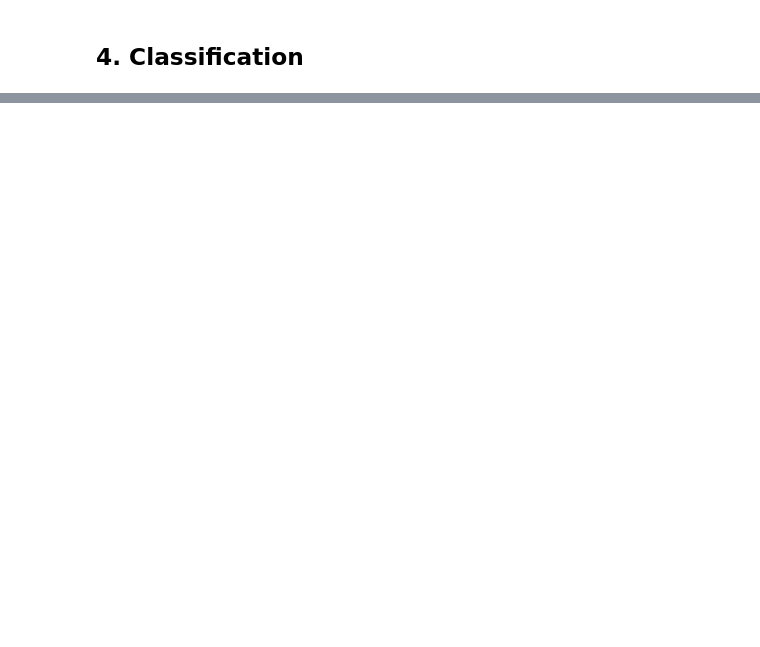
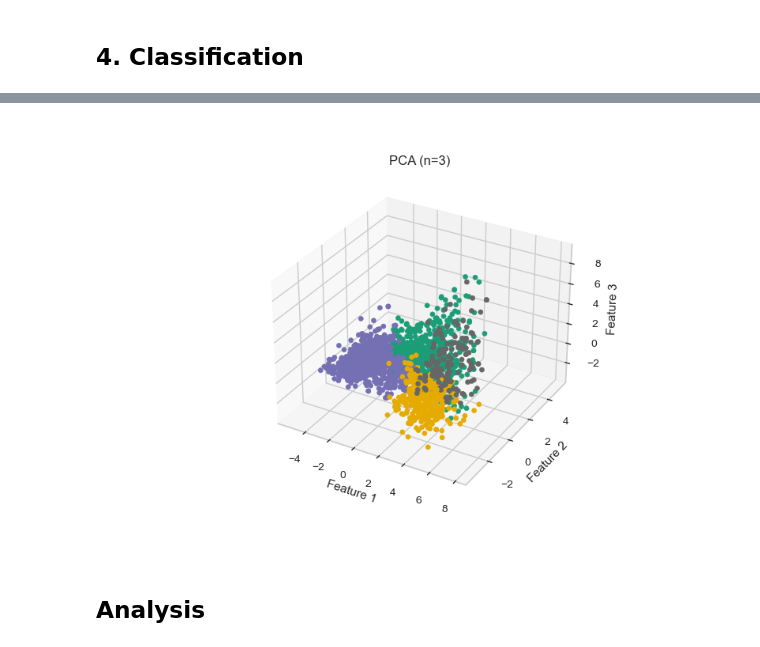
Before and after one commit to marci-nemeth/ML-Notebooks, a Jupyter notebook: Classification/CustomerAnalysis.ipynb, the cells around one changed output, grey strips where cells are left out. Cells and saved outputs as stored; diff of their text form; code cells hidden in the pictures; blank space fills up the shorter version.

```diff
--- a/Classification/CustomerAnalysis.ipynb
+++ b/Classification/CustomerAnalysis.ipynb
@@ -153,2 +250,9 @@ AttributeError: 'Figure' object has no attribute 'set_title'
 # %% [markdown]
 ## 4. Classification
+# %%
+K = range(1,10)
+distortions = []
+for k in K:
+    kmeanModel = KMeans(n_clusters=k)
+    kmeanModel.fit(pca_df)
+    distortions.append(kmeanModel.inertia_)
@@ -154,0 +268,29 @@ AttributeError: 'Figure' object has no attribute 'set_title'
+# %%
+AC = AgglomerativeClustering(n_clusters=4)
+yhat_AC = AC.fit_predict(pca_df)
+pca_df["Clusters"] = yhat_AC
+filtered_df["Clusters"]= yhat_AC
+# %%
+%matplotlib widget
+# creating figure
+xs=pca_df["feature1"]
+ys=pca_df["feature2"]
+zs=pca_df["feature3"]
+fig = plt.figure()
+ax = fig.add_subplot(111, projection='3d')
+COLORS = ["#003f5c","#58508d","#bc5090","#ff6361","#ffa600"]
+# creating the plot
+ax.scatter3D(xs, ys, zs, c=filtered_df["Clusters"],alpha=1,cmap="Dark2")
+
+# setting title and labels
+ax.set_title("PCA (n=3)")
+ax.set_xlabel('Feature 1')
+ax.set_ylabel('Feature 2')
+ax.set_zlabel('Feature 3')
+
+# displaying the plot
+plt.show()
+# %% [output]
+[figure, added]
+# %% [markdown]
+## Analysis
```
Also changed, not shown: parts of 17 cells of this notebook, 2 other files.
